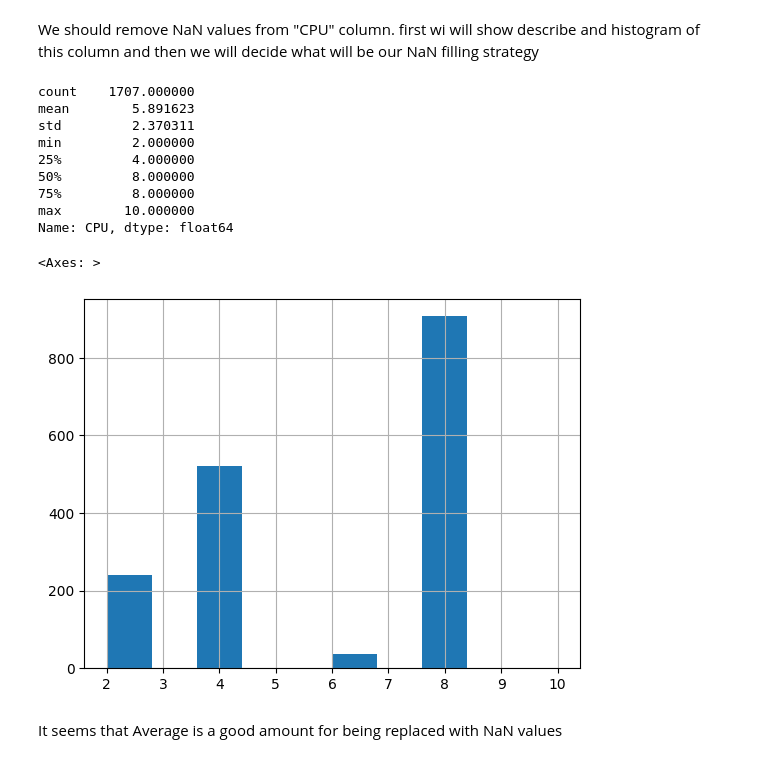
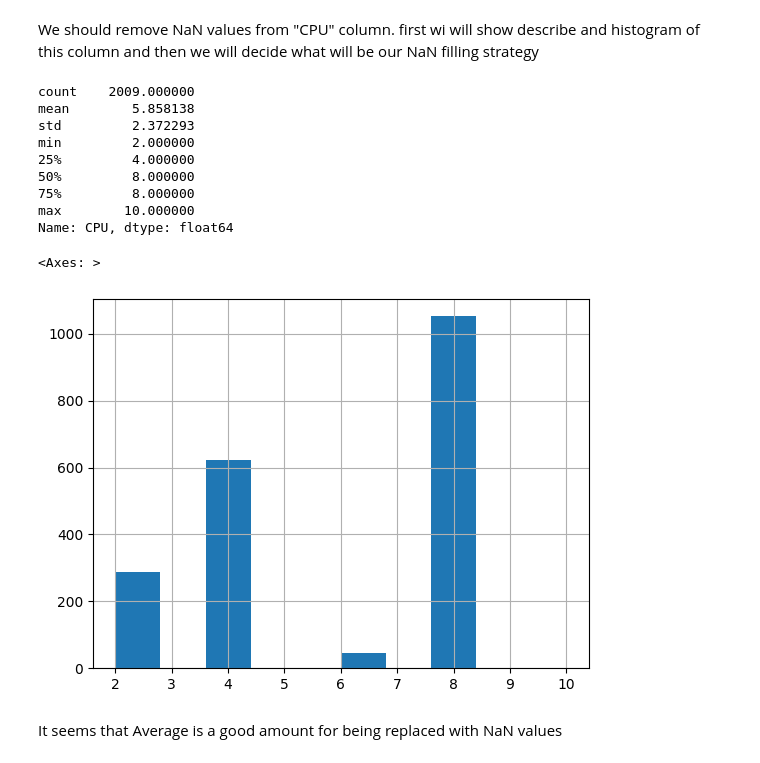
Before and after one commit to ahmadjalali73/OS-Price-Prediction, a Jupyter notebook: price_prediction/price_pred_cleaning.ipynb, the cells around one changed output. Saved outputs shown, nothing was run; the diff lists cells and outputs as text; code cells hidden in the pictures.

```diff
--- a/price_prediction/price_pred_cleaning.ipynb
+++ b/price_prediction/price_pred_cleaning.ipynb
@@ -638,3 +540,22 @@ Name: count, dtype: int64
+# %%
+X_train['Length'] = X_train['Length'].apply(toFloat)
+X_train['Width'] = X_train['Width'].apply(toFloat)
+X_train['Length_new'] = X_train['Length'].apply(lambda x: int(math.ceil(float(x) / 10.0)) * 10)
+X_train['Width_new'] = X_train['Width'].apply(lambda x: int(math.ceil(float(x) / 10.0)) * 10)
+X_train['area'] = X_train['Length_new']*X_train['Width_new']
+X_train['Diameter'] = X_train['Diameter'].apply(DtoFloat)
+X_train['Diameter_new'] = X_train['Diameter'].apply(lambda x: int(math.ceil(float(x) / 5.0)) * 5)
+X_train['Display Type'] = X_train['Display Type'].apply(display_type)
+X_train['Display Size'].apply(lambda x: round(x)).value_counts()
+X_train['ppi'] = X_train['ppi'].apply(lambda x: int(math.ceil(float(x) / 5.0)) * 5)
+X_train['body ratio'] = X_train['body ratio'].apply(lambda x: int(math.ceil(float(x) / 5.0)) * 5)
+X_train['battery_capacity'] = X_train['battery_capacity'].apply(lambda x: int(math.ceil(float(x) / 1000.0)) * 1000)
+X_train['Colors_count'] = X_train['Colors'].apply(CountColor)
+X_train['Sensors_count'] = X_train['Sensors'].apply(CountColor)
+X_train['Bluetooth_version'] = X_train['Bluetooth'].apply(extract_bluetooth_version)
+X_train['Chipset_type'] = X_train['Chipset'].apply(extract_chipset)
+X_train['Card_slots'] = X_train['Card slot'].apply(card_slot_data)
+X_train['OS'] = X_train['OS'].apply(os_category)
 # %% [markdown]
 So the column which will be deleted are:
 
@@ -649,7 +570,7 @@ and these columns will be used in our model and training:
 
 '3G', '4G', '5G', 'Announced','Status', 'area', 'Weight_new', 'Diameter_new', 'SIM','Display Type', 'Display Size','ppi','body ratio', 'battery_capacity', 'CPU', 'ratio', ,'Colors_count' ,'Sensors_count', 'Bluetooth_version', 'Loudspeaker', '3.5mm jack', 'Chipset_type', 'Card_slots', 'RAM', 'Storage'
 # %%
-X_tr.drop(['Unnamed: 0', 'name', 'brand', '2G','Weight', 'Diameter',
+X_train.drop(['Unnamed: 0', 'name', 'Weight', 'Diameter', 'brand', '2G',
            'pixel', 'WLAN', 'Network','Internal', 'Card slot', 'Length', 'Width',
            'Colors', 'Sensors', 'Bluetooth', 'GPU', 'Chipset'], axis=1, inplace=True)
 # %%
@@ -693,11 +613,11 @@ CPU
 # %% [markdown]
 We should remove NaN values from "CPU" column. first wi will show describe and histogram of this column and then we will decide what will be our NaN filling strategy
 # %%
-X_tr['CPU'].describe()
+X_train['CPU'].describe()
 # %% [output]
-count    1707.000000
-mean        5.891623
-std         2.370311
+count    2009.000000
+mean        5.858138
+std         2.372293
 min         2.000000
 25%         4.000000
 50%         8.000000
@@ -705,10 +625,10 @@ min         2.000000
 max        10.000000
 Name: CPU, dtype: float64
 # %%
-X_tr['CPU'].hist()
+X_train['CPU'].hist()
 # %% [output]
 <Axes: >
-[figure, old version]
+[figure, new version]
 # %% [markdown]
 It seems that Average is a good amount for being replaced with NaN values
 # %%
```
Also changed, not shown: parts of 70 cells of this notebook, 3 other files.
